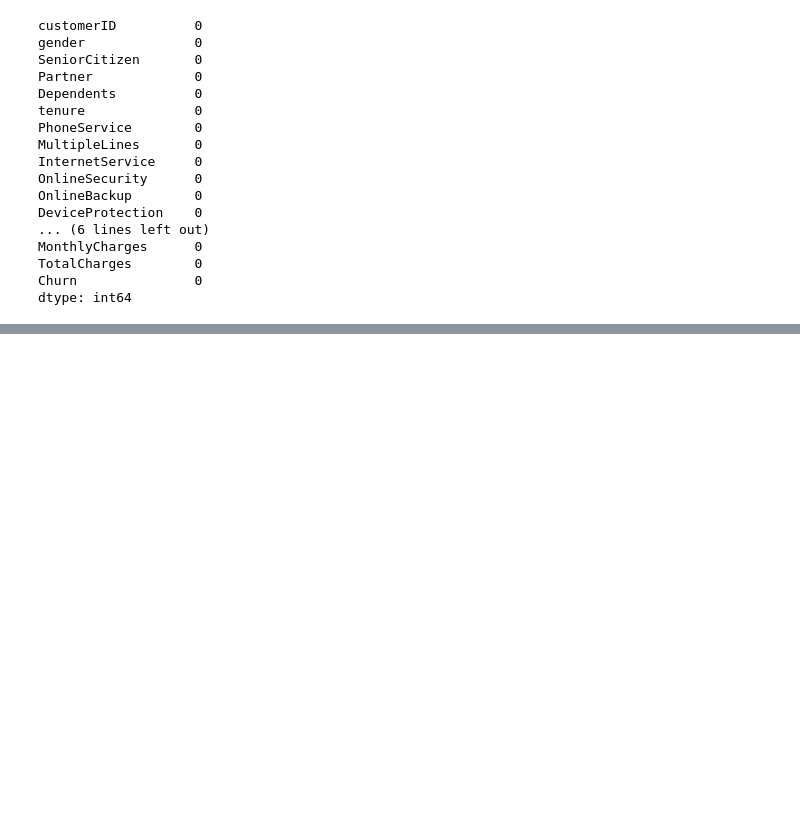
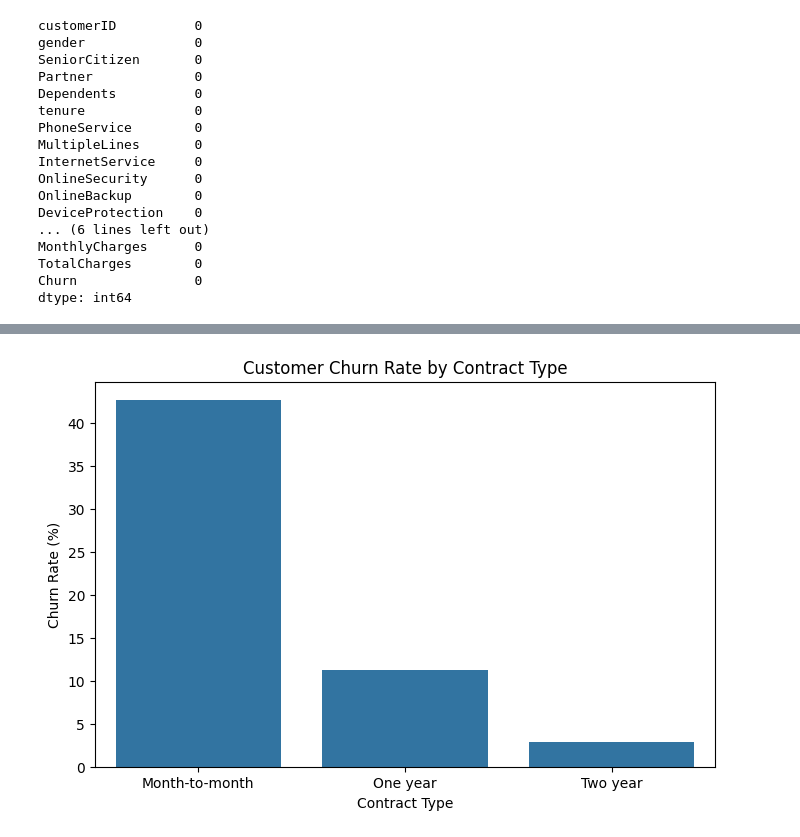
Before and after one commit to imtusharsharma-45/Customer-Churn-Analytics-Retention-Insights, a Jupyter notebook: Notebooks/churn_analysis.ipynb, the cells around one changed output, grey strips where cells are left out. Cells and saved outputs as stored; diff of their text form; code cells hidden in the pictures; blank space fills up the shorter version.

```diff
--- a/Notebooks/churn_analysis.ipynb
+++ b/Notebooks/churn_analysis.ipynb
@@ -204,0 +289,10 @@ plt.show()
+# %%
+contract_churn = (
+    df.groupby('Contract')['Churn']
+      .value_counts(normalize=True)
+      .mul(100)
+      .rename('ChurnRate')
+      .reset_index()
+)
+
+contract_churn
@@ -204,0 +307,27 @@ plt.show()
+# %%
+contract_yes = contract_churn[contract_churn['Churn'] == 'Yes']
+
+# Visualization
+
+plt.figure(figsize=(8,5))
+
+sns.barplot(
+    data=contract_yes,
+    x='Contract',
+    y='ChurnRate'
+)
+
+plt.title("Customer Churn Rate by Contract Type")
+plt.xlabel("Contract Type")
+plt.ylabel("Churn Rate (%)")
+
+# Save Figure
+plt.savefig(
+    "../Reports/Visualizations/03_Contract_Churn_Rate.png",
+    dpi=300,
+    bbox_inches="tight"
+)
+
+plt.show()
+# %% [output]
+[figure, added]
```
Also changed, not shown: parts of 64 cells of this notebook, 19 other files.
